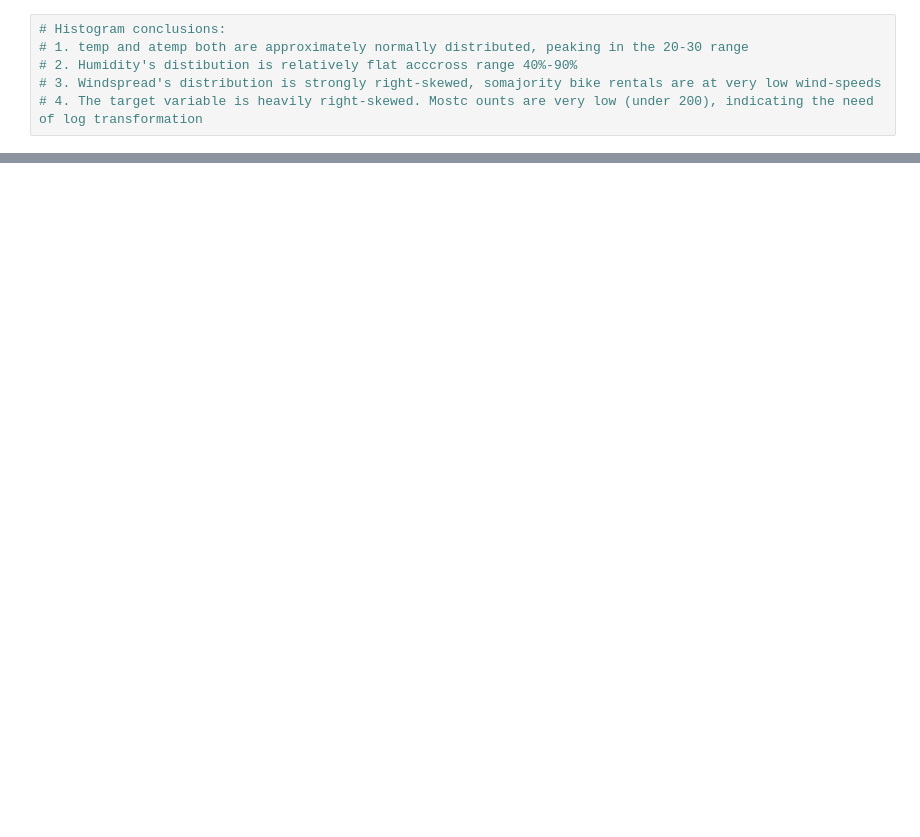
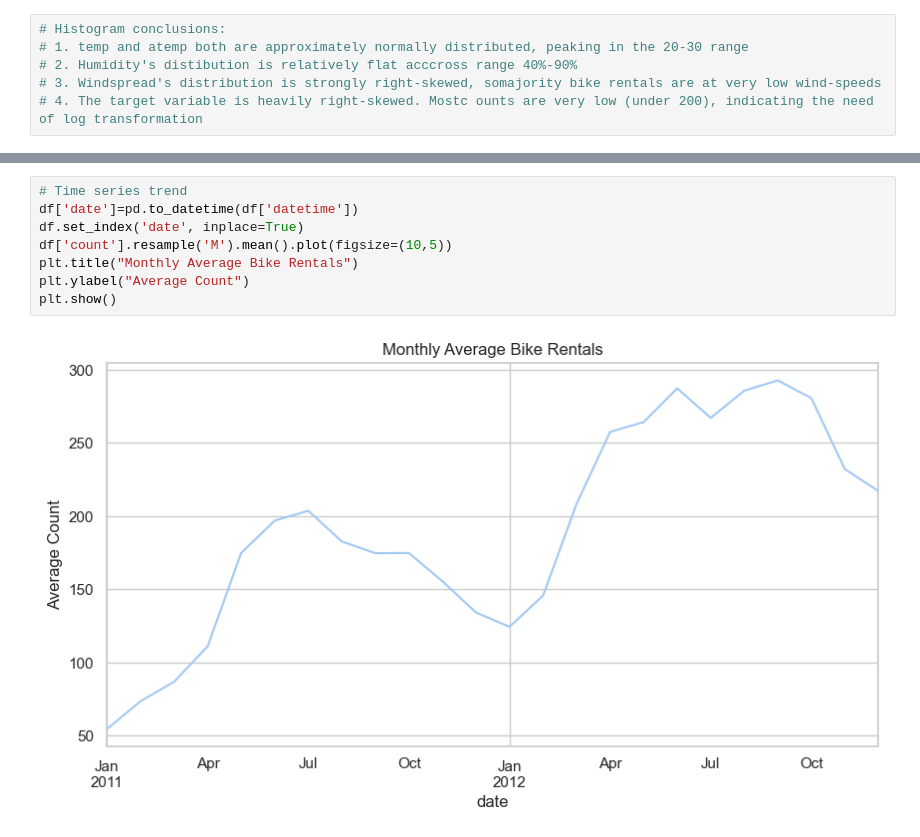
Before and after one commit to akanksha52/bike-rental-forecasting, a Jupyter notebook: notebooks/02_data_visualisation.ipynb, the cells around one changed output, grey strips where cells are left out. Drawn from its saved outputs; the diff is of its cells as text; blank space fills up the shorter version.

```diff
--- a/notebooks/02_data_visualisation.ipynb
+++ b/notebooks/02_data_visualisation.ipynb
@@ -40,0 +67,10 @@ plt.show()
+# %%
+# Time series trend
+df['date']=pd.to_datetime(df['datetime'])
+df.set_index('date', inplace=True)
+df['count'].resample('M').mean().plot(figsize=(10,5))
+plt.title("Monthly Average Bike Rentals")
+plt.ylabel("Average Count")
+plt.show()
+# %% [output]
+[figure, added]
```
Also changed, not shown: parts of 7 cells of this notebook, 1 other file.
